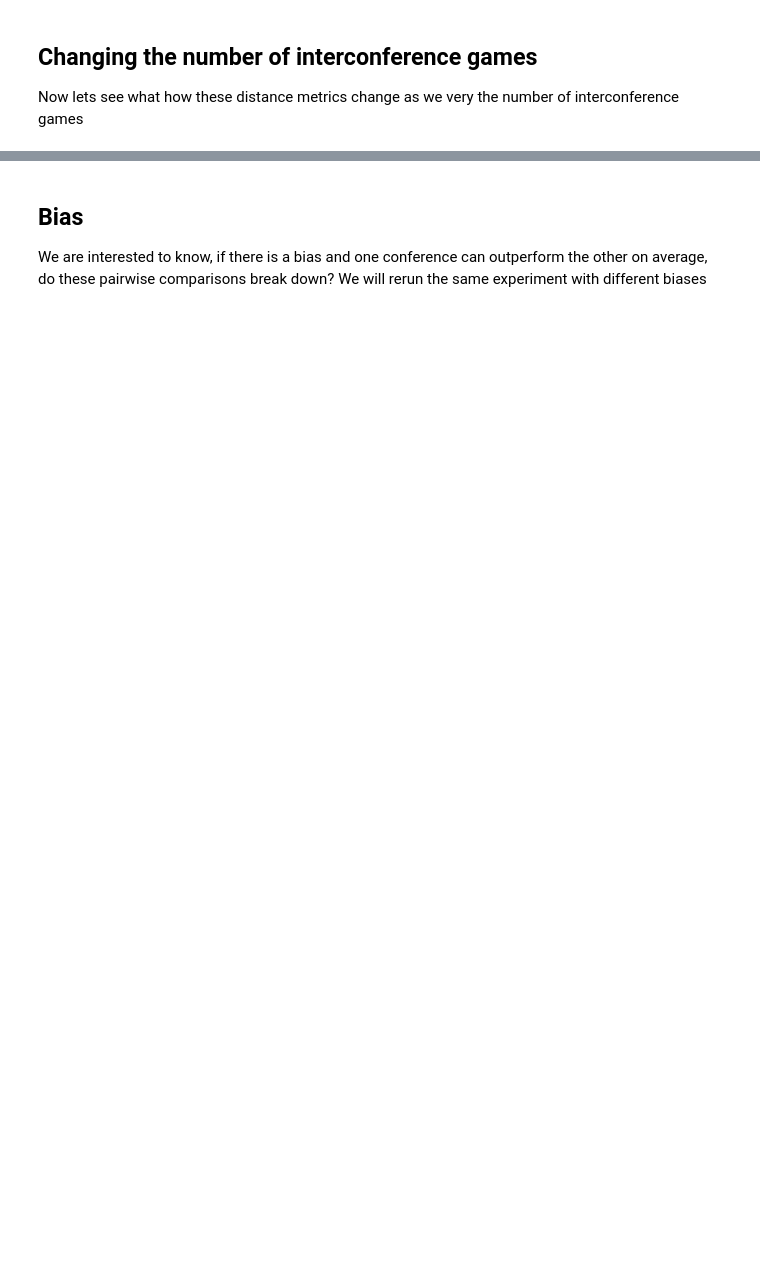
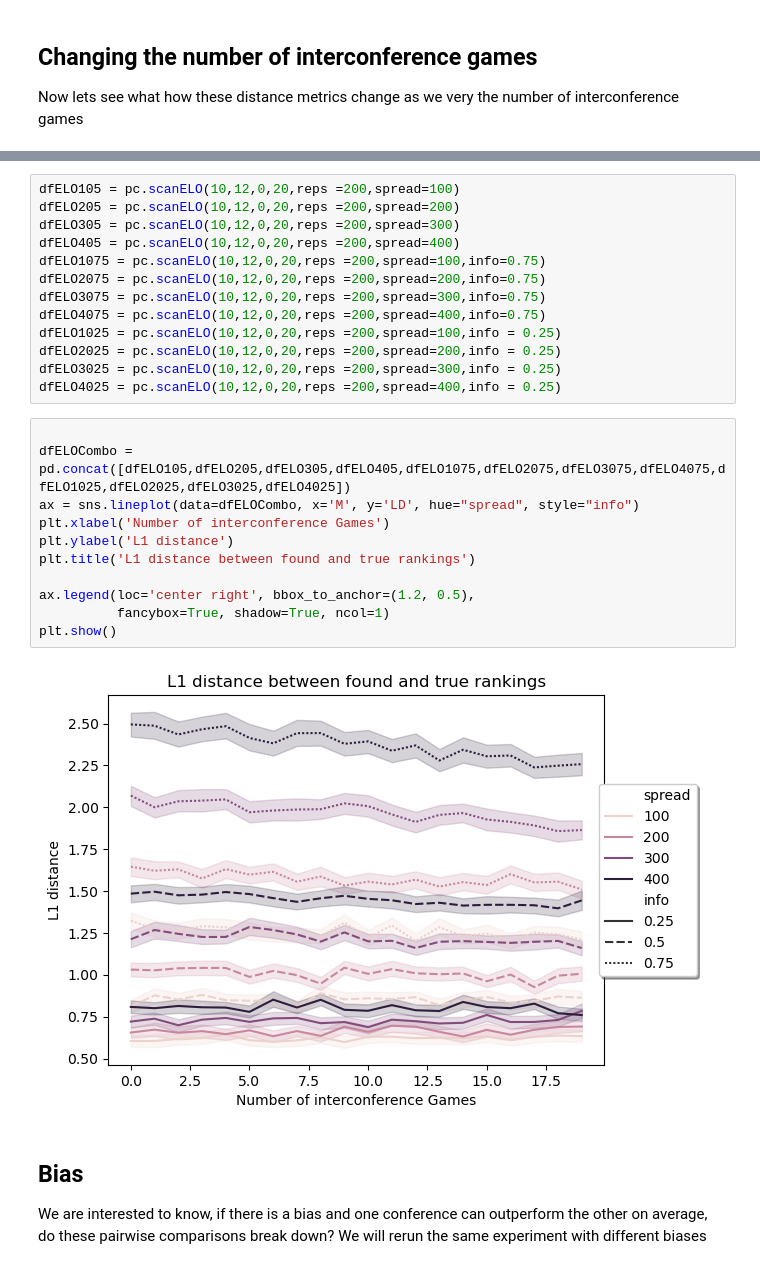
Before and after one commit to jmcalis/InterconferencePlay, a Jupyter notebook: Demo.ipynb, the cells around one changed output, grey strips where cells are left out. Saved outputs shown, nothing was run; the diff lists cells and outputs as text; blank space fills up the shorter version.

```diff
--- a/Demo.ipynb
+++ b/Demo.ipynb
@@ -134,3 +138,29 @@ ax.legend(loc='upper center', bbox_to_anchor=(0.5, -0.15),
+# %%
+dfELO105 = pc.scanELO(10,12,0,20,reps =200,spread=100)
+dfELO205 = pc.scanELO(10,12,0,20,reps =200,spread=200)
+dfELO305 = pc.scanELO(10,12,0,20,reps =200,spread=300)
+dfELO405 = pc.scanELO(10,12,0,20,reps =200,spread=400)
+dfELO1075 = pc.scanELO(10,12,0,20,reps =200,spread=100,info=0.75)
+dfELO2075 = pc.scanELO(10,12,0,20,reps =200,spread=200,info=0.75)
+dfELO3075 = pc.scanELO(10,12,0,20,reps =200,spread=300,info=0.75)
+dfELO4075 = pc.scanELO(10,12,0,20,reps =200,spread=400,info=0.75)
+dfELO1025 = pc.scanELO(10,12,0,20,reps =200,spread=100,info = 0.25)
+dfELO2025 = pc.scanELO(10,12,0,20,reps =200,spread=200,info = 0.25)
+dfELO3025 = pc.scanELO(10,12,0,20,reps =200,spread=300,info = 0.25)
+dfELO4025 = pc.scanELO(10,12,0,20,reps =200,spread=400,info = 0.25)
+# %%
+
+dfELOCombo = pd.concat([dfELO105,dfELO205,dfELO305,dfELO405,dfELO1075,dfELO2075,dfELO3075,dfELO4075,dfELO1025,dfELO2025,dfELO3025,dfELO4025])
+ax = sns.lineplot(data=dfELOCombo, x='M', y='LD', hue="spread", style="info")
+plt.xlabel('Number of interconference Games')
+plt.ylabel('L1 distance')
+plt.title('L1 distance between found and true rankings')
+
+ax.legend(loc='center right', bbox_to_anchor=(1.2, 0.5),
+          fancybox=True, shadow=True, ncol=1)
+plt.show()
+# %% [output]
+[figure, added]
 # %% [markdown]
 ## Bias
 
```
Also changed, not shown: parts of 24 cells of this notebook, 36 other files.
